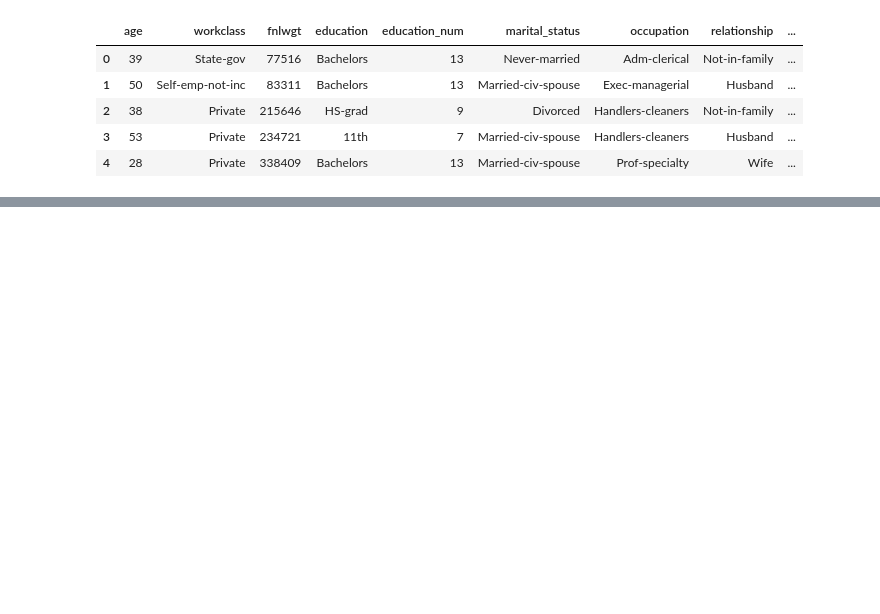
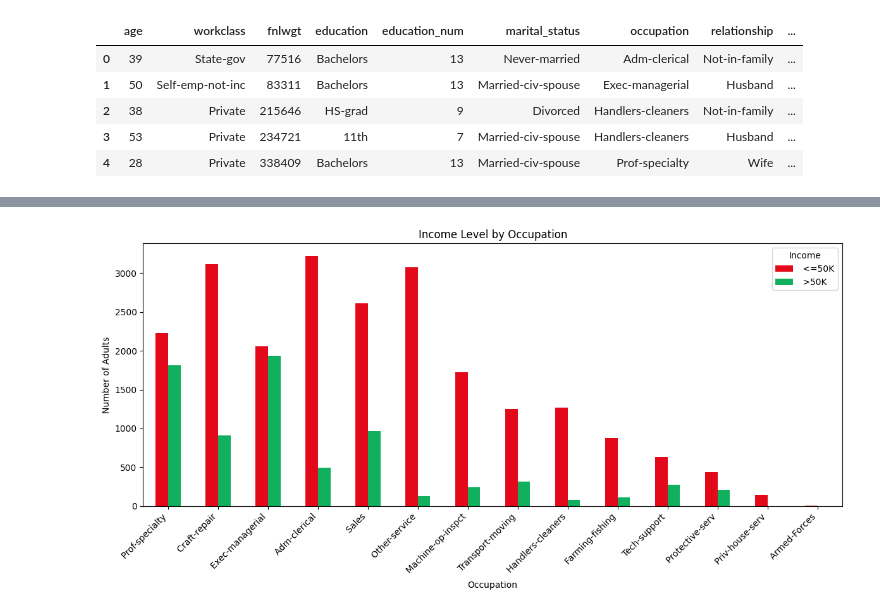
Before and after one commit to joanne-gazmen/Data201-Spring2026, a Jupyter notebook: Data201_JGazmen_Project1.ipynb, the cells around one changed output, grey strips where cells are left out. Saved outputs shown, nothing was run; the diff lists cells and outputs as text; code cells hidden in the pictures; blank space fills up the shorter version.

```diff
--- a/Data201_JGazmen_Project1.ipynb
+++ b/Data201_JGazmen_Project1.ipynb
@@ -101,0 +114,23 @@ so!
+# %%
+# Count occupations by income group
+occupation_income = pd.crosstab(df["occupation"], df["income"])
+
+# Sort by total count so the chart is easier to read
+occupation_income = occupation_income.loc[occupation_income.sum(axis=1).sort_values(ascending=False).index]
+
+# Make stacked bar chart
+occupation_income.plot(
+    kind="bar",
+    color=["#e3091b", "#10b05e"],
+    figsize=(12, 6)
+)
+
+plt.title("Income Level by Occupation")
+plt.xlabel("Occupation")
+plt.ylabel("Number of Adults")
+plt.xticks(rotation=45, ha="right")
+plt.legend(title="Income")
+plt.tight_layout()
+plt.show()
+# %% [output]
+[figure, added]
```
Also changed, not shown: parts of 26 cells of this notebook.
